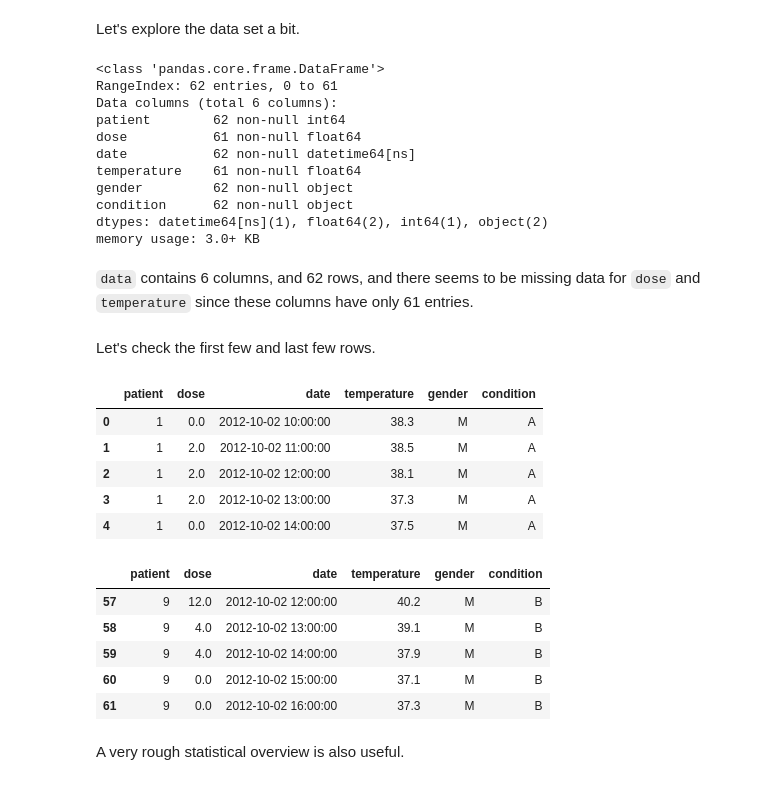
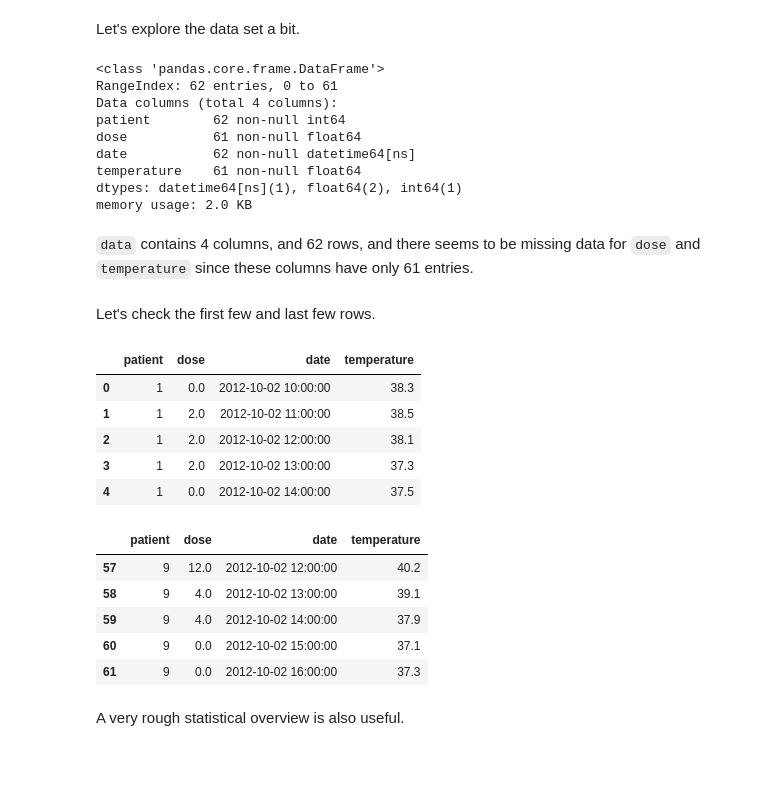
Before and after one commit to gjbex/training-material, a Jupyter notebook: Python/Pandas/patient_data.ipynb, the cells around one changed output. Saved outputs shown, nothing was run; the diff lists cells and outputs as text; code cells hidden in the pictures.

```diff
--- a/Python/Pandas/patient_data.ipynb
+++ b/Python/Pandas/patient_data.ipynb
@@ -10,45 +10,43 @@ import pandas as pd
 # %% [markdown]
 Import the data set as a pandas `DataFrame` from an Excel spreadsheet.
 # %%
-data = pd.read_excel('data/patient_data.xlsx')
+experiment_data = pd.read_excel('data/patient_experiment.xlsx')
 # %% [markdown]
 Let's explore the data set a bit.
 # %%
-data.info()
+experiment_data.info()
 # %% [output]
 <class 'pandas.core.frame.DataFrame'>
 RangeIndex: 62 entries, 0 to 61
-Data columns (total 6 columns):
+Data columns (total 4 columns):
 patient        62 non-null int64
 dose           61 non-null float64
 date           62 non-null datetime64[ns]
 temperature    61 non-null float64
-gender         62 non-null object
-condition      62 non-null object
-dtypes: datetime64[ns](1), float64(2), int64(1), object(2)
-memory usage: 3.0+ KB
+dtypes: datetime64[ns](1), float64(2), int64(1)
+memory usage: 2.0 KB
 # %% [markdown]
-`data` contains 6 columns, and 62 rows, and there seems to be missing data for `dose` and `temperature` since these columns have only 61 entries.
+`data` contains 4 columns, and 62 rows, and there seems to be missing data for `dose` and `temperature` since these columns have only 61 entries.
 # %% [markdown]
 Let's check the first few and last few rows.
 # %%
-data.head()
+experiment_data.head()
 # %% [output]
-|  | patient | dose | date | temperature | gender | condition |
-| 0 | 1 | 0.0 | 2012-10-02 10:00:00 | 38.3 | M | A |
-| 1 | 1 | 2.0 | 2012-10-02 11:00:00 | 38.5 | M | A |
-| 2 | 1 | 2.0 | 2012-10-02 12:00:00 | 38.1 | M | A |
-| 3 | 1 | 2.0 | 2012-10-02 13:00:00 | 37.3 | M | A |
-| 4 | 1 | 0.0 | 2012-10-02 14:00:00 | 37.5 | M | A |
+|  | patient | dose | date | temperature |
+| 0 | 1 | 0.0 | 2012-10-02 10:00:00 | 38.3 |
+| 1 | 1 | 2.0 | 2012-10-02 11:00:00 | 38.5 |
+| 2 | 1 | 2.0 | 2012-10-02 12:00:00 | 38.1 |
+| 3 | 1 | 2.0 | 2012-10-02 13:00:00 | 37.3 |
+| 4 | 1 | 0.0 | 2012-10-02 14:00:00 | 37.5 |
 # %%
-data.tail()
+experiment_data.tail()
 # %% [output]
-|  | patient | dose | date | temperature | gender | condition |
-| 57 | 9 | 12.0 | 2012-10-02 12:00:00 | 40.2 | M | B |
-| 58 | 9 | 4.0 | 2012-10-02 13:00:00 | 39.1 | M | B |
-| 59 | 9 | 4.0 | 2012-10-02 14:00:00 | 37.9 | M | B |
-| 60 | 9 | 0.0 | 2012-10-02 15:00:00 | 37.1 | M | B |
-| 61 | 9 | 0.0 | 2012-10-02 16:00:00 | 37.3 | M | B |
+|  | patient | dose | date | temperature |
+| 57 | 9 | 12.0 | 2012-10-02 12:00:00 | 40.2 |
+| 58 | 9 | 4.0 | 2012-10-02 13:00:00 | 39.1 |
+| 59 | 9 | 4.0 | 2012-10-02 14:00:00 | 37.9 |
+| 60 | 9 | 0.0 | 2012-10-02 15:00:00 | 37.1 |
+| 61 | 9 | 0.0 | 2012-10-02 16:00:00 | 37.3 |
 # %% [markdown]
 A very rough statistical overview is also useful.
 # %%
```
Also changed, not shown: parts of 57 cells of this notebook, 4 other files.
